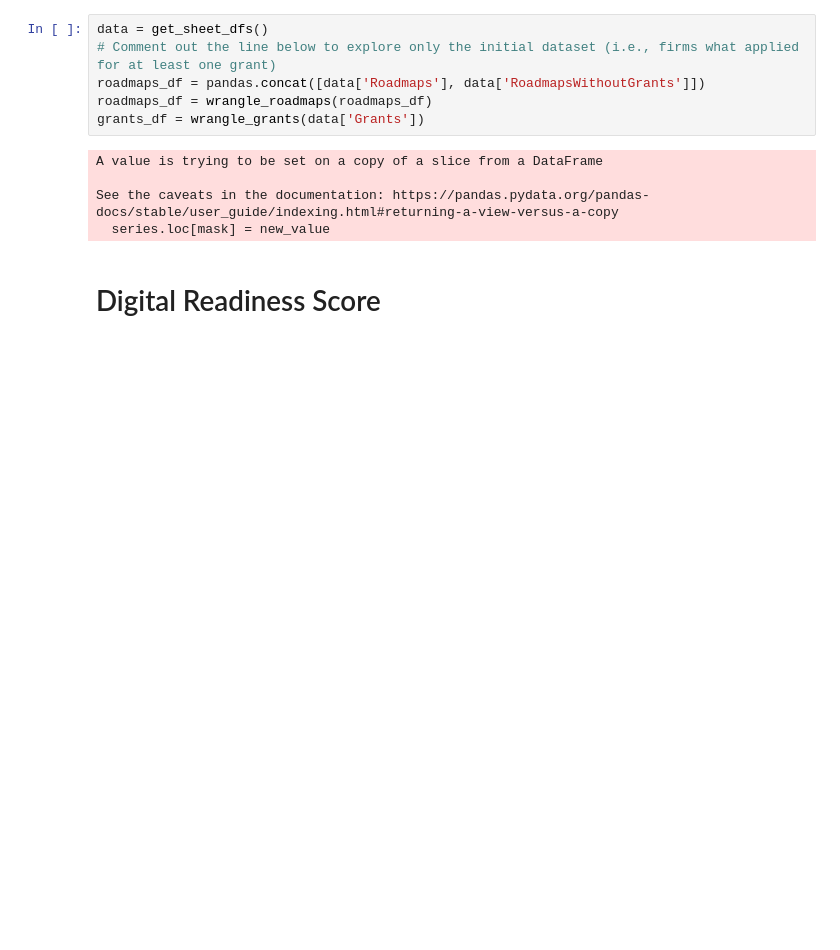
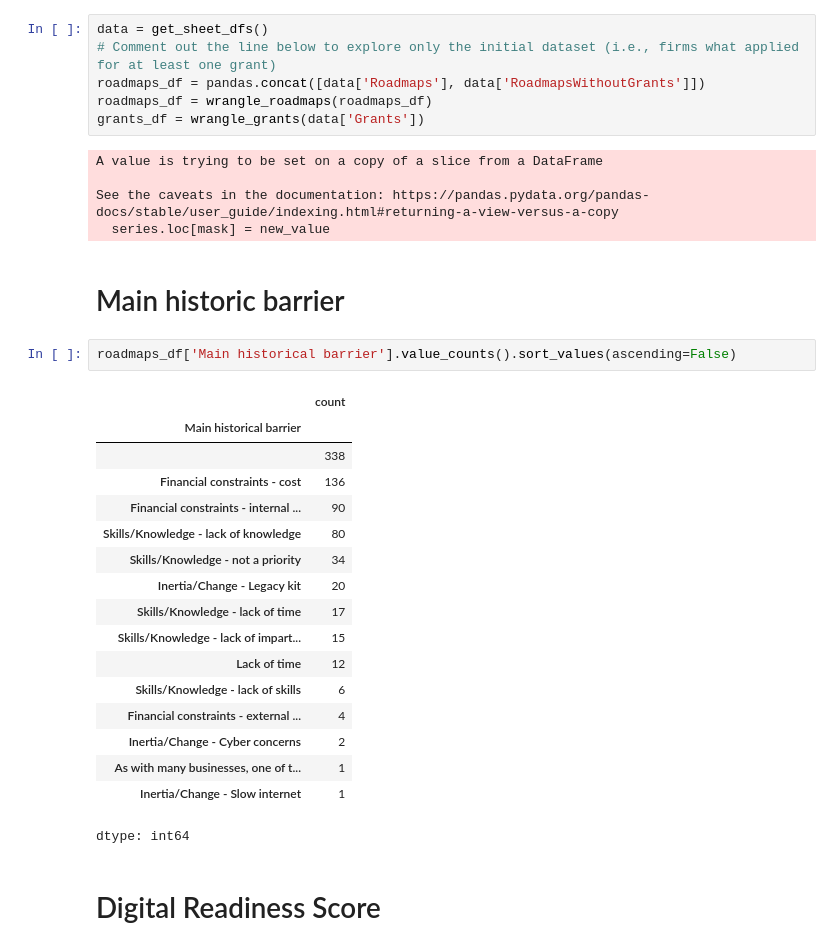
Before and after one commit to roughhawkbit/digi-inno-road-prod, a Jupyter notebook: analysis/DataCharacterisationForPaper.ipynb, the cells around one changed output. Saved outputs shown, nothing was run; the diff lists cells and outputs as text; blank space fills up the shorter version.

Commit message:
Count unique values for 'Main historical barrier'

```diff
--- a/analysis/DataCharacterisationForPaper.ipynb
+++ b/analysis/DataCharacterisationForPaper.ipynb
@@ -52,6 +52,28 @@ A value is trying to be set on a copy of a slice from a DataFrame
 
 See the caveats in the documentation: https://pandas.pydata.org/pandas-docs/stable/user_guide/indexing.html#returning-a-view-versus-a-copy
   series.loc[mask] = new_value
+# %% [markdown]
+# Main historic barrier
+# %%
+roadmaps_df['Main historical barrier'].value_counts().sort_values(ascending=False)
+# %% [output]
+|  | count |
+| Main historical barrier |  |
+|  | 338 |
+| Financial constraints - cost | 136 |
+| Financial constraints - internal ... | 90 |
+| Skills/Knowledge - lack of knowledge | 80 |
+| Skills/Knowledge - not a priority | 34 |
+| Inertia/Change - Legacy kit | 20 |
+| Skills/Knowledge - lack of time | 17 |
+| Skills/Knowledge - lack of impart... | 15 |
+| Lack of time | 12 |
+| Skills/Knowledge - lack of skills | 6 |
+| Financial constraints - external ... | 4 |
+| Inertia/Change - Cyber concerns | 2 |
+| As with many businesses, one of t... | 1 |
+| Inertia/Change - Slow internet | 1 |
+dtype: int64
 # %% [markdown]
 # Digital Readiness Score
 # %%
```
Also changed, not shown: parts of 1 cell of this notebook.
